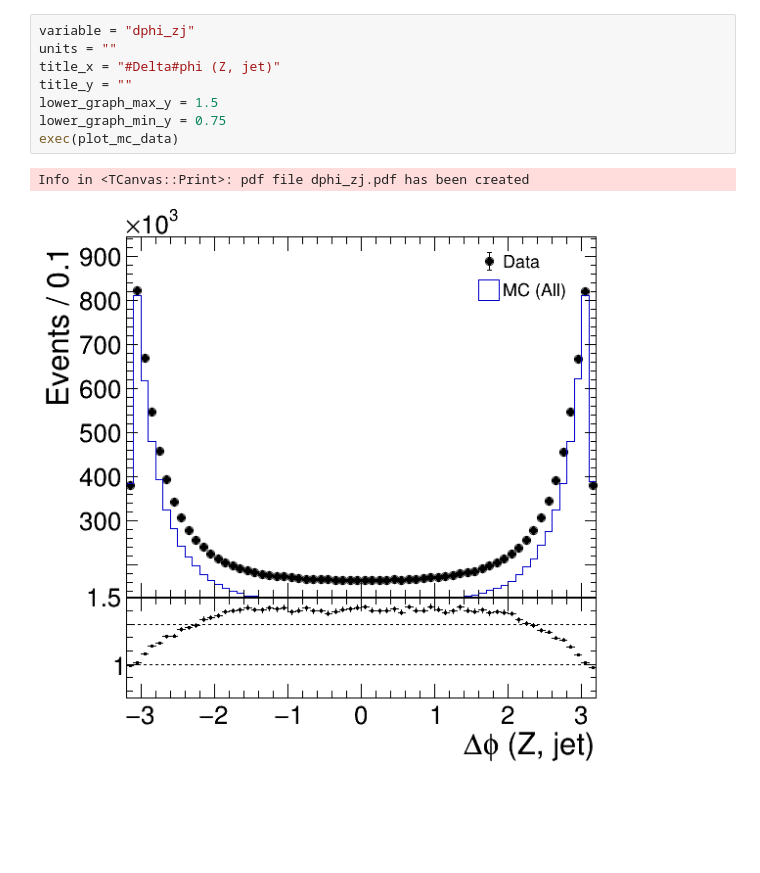
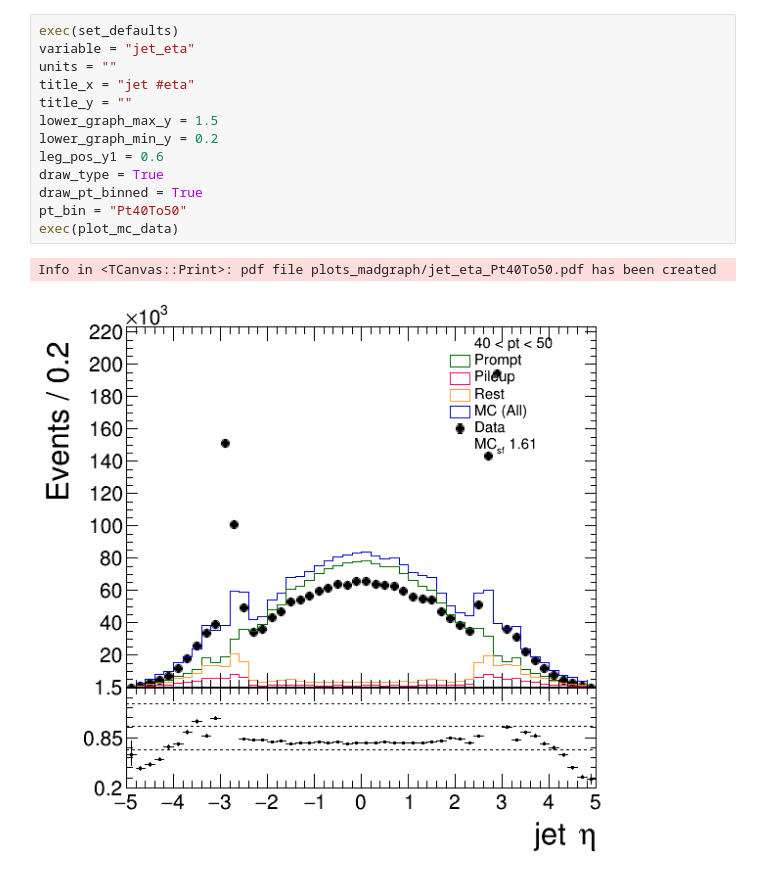
Before and after one commit to singh-ramanpreet/PUJetId_training_plotting, a Jupyter notebook: plotting/plot_mc_data.ipynb, the cells around one changed output. Cells and saved outputs as stored; diff of their text form; blank space fills up the shorter version.

```diff
--- a/plotting/plot_mc_data.ipynb
+++ b/plotting/plot_mc_data.ipynb
@@ -175,11 +448,16 @@ Info in <TCanvas::Print>: pdf file jet_eta.pdf has been created
 # %%
-variable = "dphi_zj"
+exec(set_defaults)
+variable = "jet_eta"
 units = ""
-title_x = "#Delta#phi (Z, jet)"
+title_x = "jet #eta"
 title_y = ""
 lower_graph_max_y = 1.5
-lower_graph_min_y = 0.75
+lower_graph_min_y = 0.2
+leg_pos_y1 = 0.6
+draw_type = True
+draw_pt_binned = True
+pt_bin = "Pt40To50"
 exec(plot_mc_data)
 # %% [output]
-Info in <TCanvas::Print>: pdf file dphi_zj.pdf has been created
+Info in <TCanvas::Print>: pdf file plots_madgraph/jet_eta_Pt40To50.pdf has been created
-[figure, old version]
+[figure, new version]
```
Also changed, not shown: parts of 29 cells of this notebook, 3 other files.
